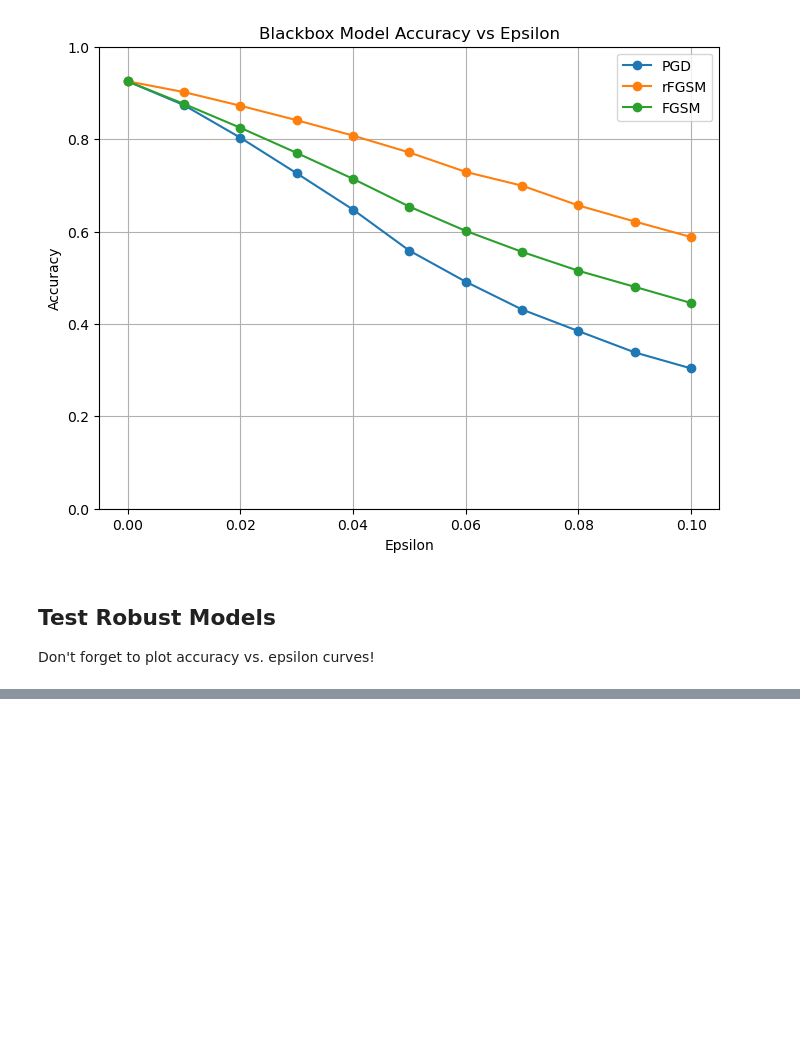
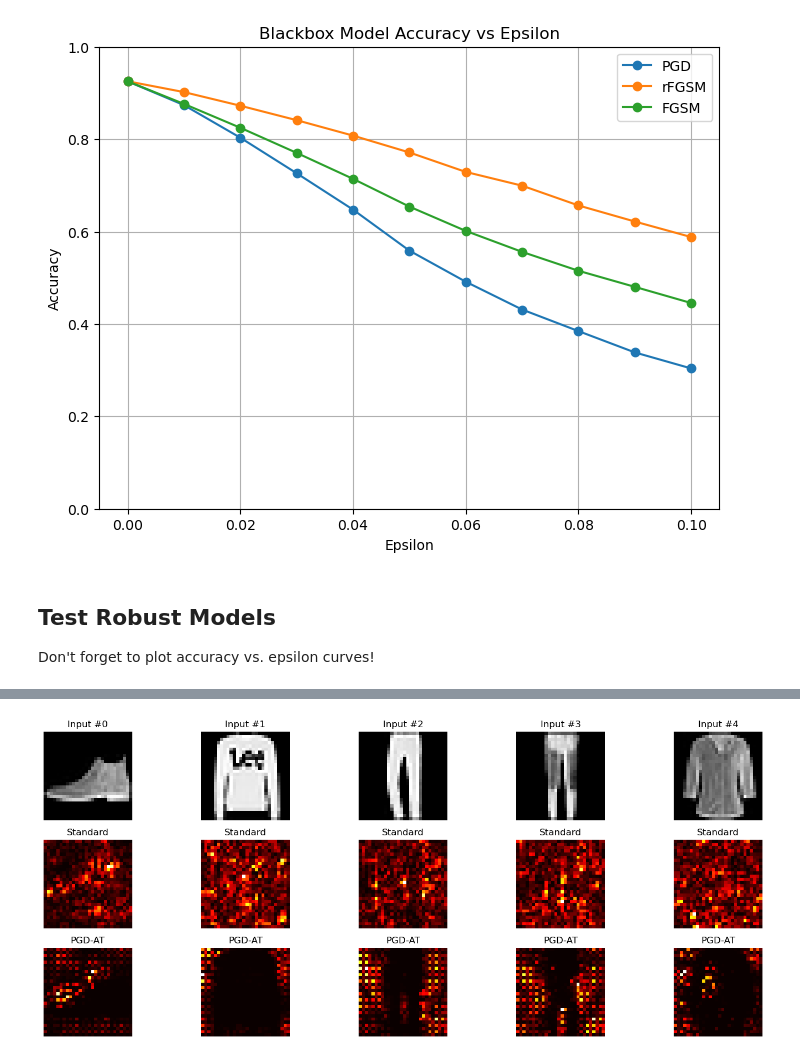
Before and after one commit to MaoMao-ai/ECE-661, a Jupyter notebook: HW5/HWK5_main.ipynb, the cells around one changed output, grey strips where cells are left out. Saved outputs shown, nothing was run; the diff lists cells and outputs as text; code cells hidden in the pictures; blank space fills up the shorter version.

```diff
--- a/HW5/HWK5_main.ipynb
+++ b/HW5/HWK5_main.ipynb
@@ -352,0 +415,49 @@ print("Done!")
+# %%
+# Pick a few samples
+data_iter = iter(test_loader)
+data, labels = next(data_iter)
+
+# Use only first 5 for visualization
+samples = data[:5].to(device)
+sample_labels = labels[:5].to(device)
+# %%
+# Load standard (non-AT) model
+standard_model = models.NetA()
+standard_model.load_state_dict(torch.load("netA_standard.pt"))
+standard_model = standard_model.to(device)
+
+# Load PGD-AT model
+pgd_model = models.NetA()
+pgd_model.load_state_dict(torch.load("netA_advtrain_pgd0p1.pt"))
+pgd_model = pgd_model.to(device)
+# %%
+import matplotlib.pyplot as plt
+# Compute saliency for standard model
+saliency_std = compute_saliency_maps(standard_model, samples, sample_labels)
+
+# Compute saliency for PGD-AT model
+saliency_pgd = compute_saliency_maps(pgd_model, samples, sample_labels)
+plt.figure(figsize=(15, 6))
+for i in range(5):
+    # Original
+    plt.subplot(3, 5, i + 1)
+    plt.imshow(samples[i][0].cpu().numpy(), cmap='gray')
+    plt.title(f"Input #{i}")
+    plt.axis('off')
+
+    # Standard model saliency
+    plt.subplot(3, 5, 5 + i + 1)
+    plt.imshow(saliency_std[i][0].cpu().numpy(), cmap='hot')
+    plt.title("Standard")
+    plt.axis('off')
+
+    # PGD-AT model saliency
+    plt.subplot(3, 5, 10 + i + 1)
+    plt.imshow(saliency_pgd[i][0].cpu().numpy(), cmap='hot')
+    plt.title("PGD-AT")
+    plt.axis('off')
+
+plt.tight_layout()
+plt.show()
+# %% [output]
+[figure, added]
```
Also changed, not shown: parts of 9 cells of this notebook.
